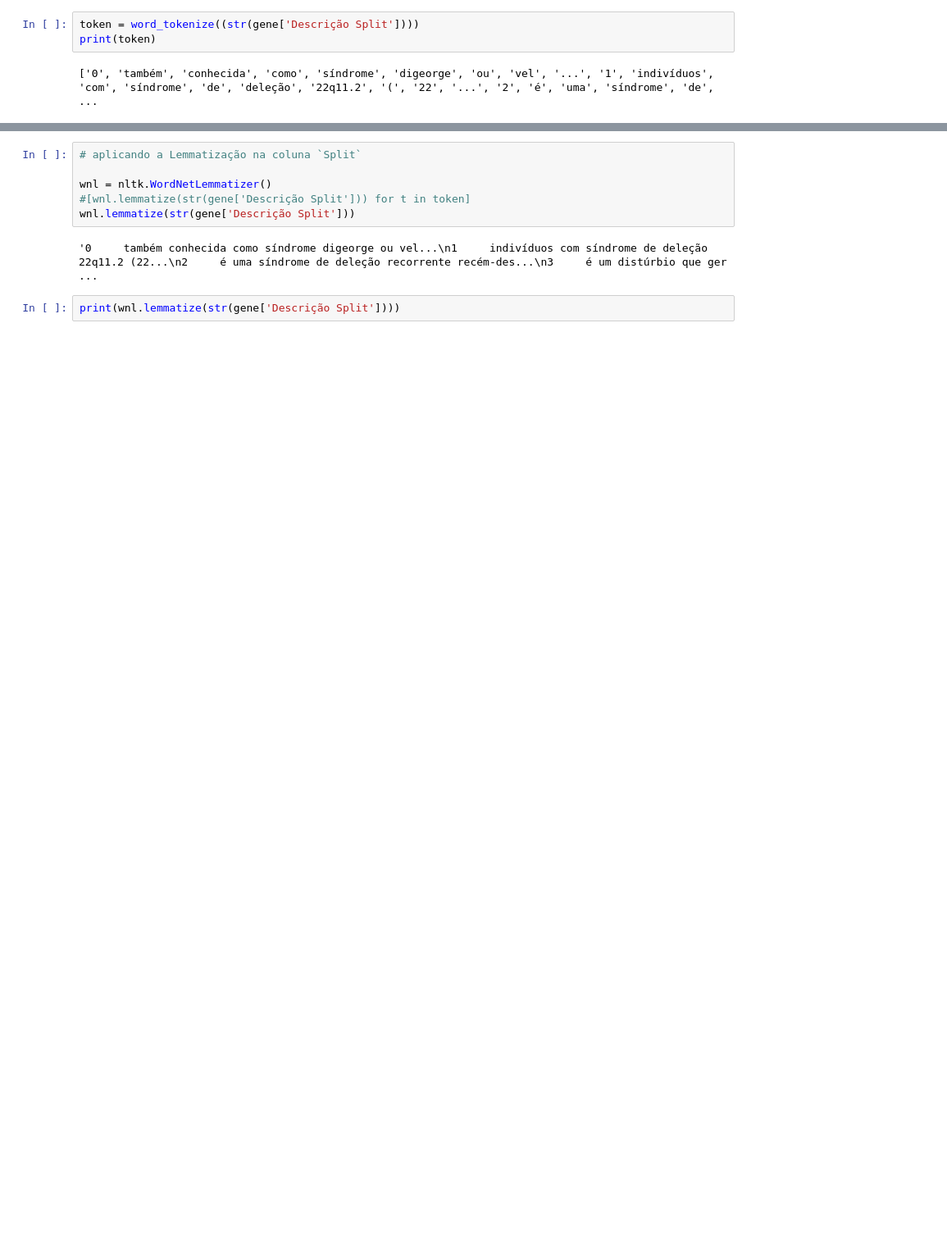
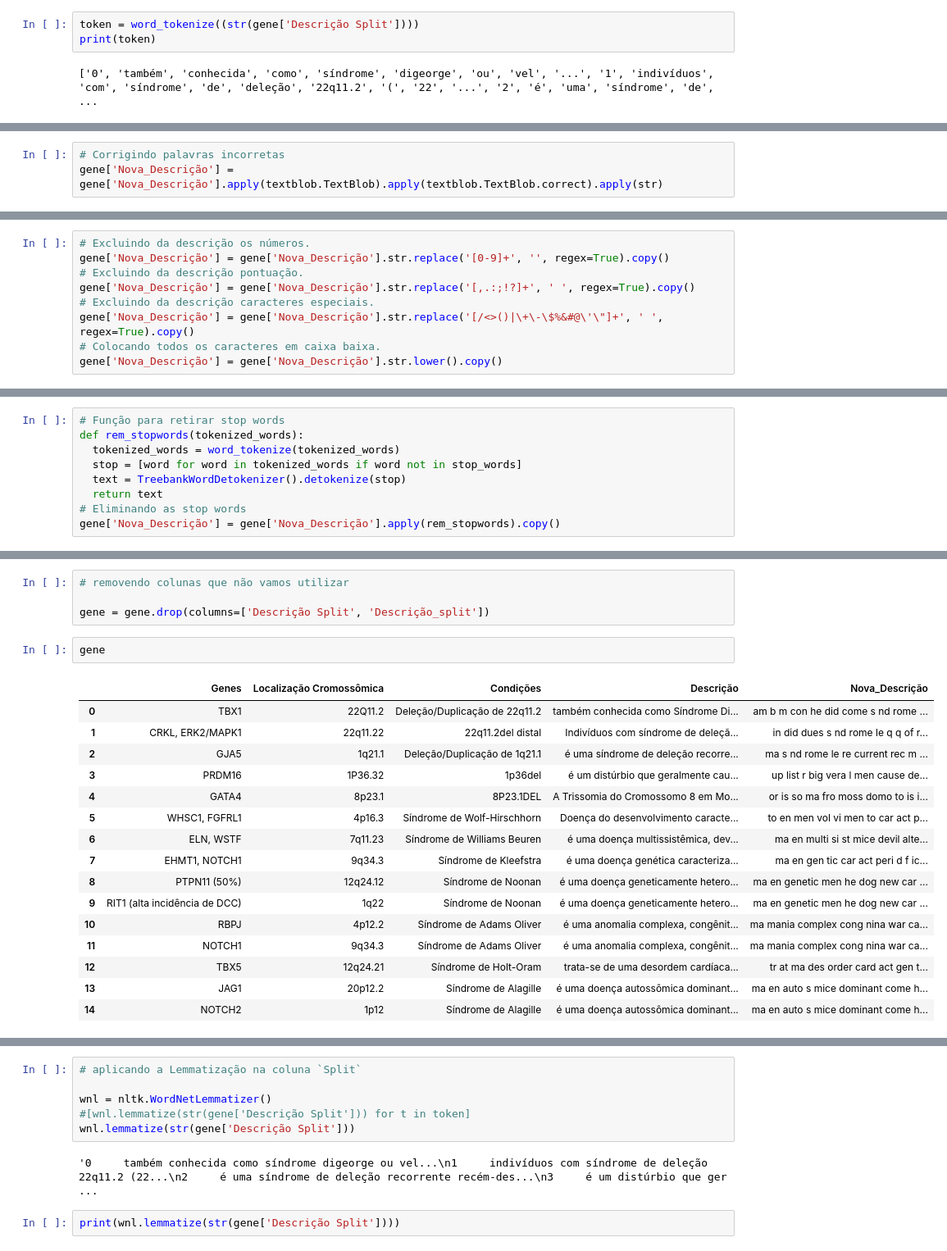
Before and after one commit to cantaruttim/IC_FATEC, a Jupyter notebook: Teste_ic.ipynb, the cells around one changed output, grey strips where cells are left out. Shown at 82% size. Cells and saved outputs as stored; diff of their text form; blank space fills up the shorter version.

```diff
--- a/Teste_ic.ipynb
+++ b/Teste_ic.ipynb
@@ -163,0 +189,3 @@ False
+# %%
+# Corrigindo palavras incorretas
+gene['Nova_Descrição'] = gene['Nova_Descrição'].apply(textblob.TextBlob).apply(textblob.TextBlob.correct).apply(str)
@@ -163,0 +194,9 @@ False
+# %%
+# Excluindo da descrição os números.
+gene['Nova_Descrição'] = gene['Nova_Descrição'].str.replace('[0-9]+', '', regex=True).copy()
+# Excluindo da descrição pontuação.
+gene['Nova_Descrição'] = gene['Nova_Descrição'].str.replace('[,.:;!?]+', ' ', regex=True).copy()
+# Excluindo da descrição caracteres especiais.
+gene['Nova_Descrição'] = gene['Nova_Descrição'].str.replace('[/<>()|\+\-\$%&#@\'\"]+', ' ', regex=True).copy()
+# Colocando todos os caracteres em caixa baixa.
+gene['Nova_Descrição'] = gene['Nova_Descrição'].str.lower().copy()
@@ -163,0 +222,9 @@ False
+# %%
+# Função para retirar stop words
+def rem_stopwords(tokenized_words):
+  tokenized_words = word_tokenize(tokenized_words)
+  stop = [word for word in tokenized_words if word not in stop_words]
+  text = TreebankWordDetokenizer().detokenize(stop)
+  return text
+# Eliminando as stop words
+gene['Nova_Descrição'] = gene['Nova_Descrição'].apply(rem_stopwords).copy()
@@ -163,0 +240,23 @@ False
+# %%
+# removendo colunas que não vamos utilizar
+
+gene = gene.drop(columns=['Descrição Split', 'Descrição_split'])
+# %%
+gene
+# %% [output]
+|  | Genes | Localização Cromossômica | Condições | Descrição | Nova_Descrição |
+| 0 | TBX1 | 22Q11.2 | Deleção/Duplicação de 22q11.2 | também conhecida como Síndrome Di... | am b m con he did come s nd rome ... |
+| 1 | CRKL, ERK2/MAPK1 | 22q11.22 | 22q11.2del distal | Indivíduos com síndrome de deleçã... | in did dues s nd rome le q q of r... |
+| 2 | GJA5 | 1q21.1 | Deleção/Duplicação de 1q21.1 | é uma síndrome de deleção recorre... | ma s nd rome le re current rec m ... |
+| 3 | PRDM16 | 1P36.32 | 1p36del | é um distúrbio que geralmente cau... | up list r big vera l men cause de... |
+| 4 | GATA4 | 8p23.1 | 8P23.1DEL | A Trissomia do Cromossomo 8 em Mo... | or is so ma fro moss domo to is i... |
+| 5 | WHSC1, FGFRL1 | 4p16.3 | Síndrome de Wolf-Hirschhorn | Doença do desenvolvimento caracte... | to en men vol vi men to car act p... |
+| 6 | ELN, WSTF | 7q11.23 | Síndrome de Williams Beuren | é uma doença multissistêmica, dev... | ma en multi si st mice devil alte... |
+| 7 | EHMT1, NOTCH1 | 9q34.3 | Síndrome de Kleefstra | é uma doença genética caracteriza... | ma en gen tic car act peri d f ic... |
+| 8 | PTPN11 (50%) | 12q24.12 | Síndrome de Noonan | é uma doença geneticamente hetero... | ma en genetic men he dog new car ... |
+| 9 | RIT1 (alta incidência de DCC) | 1q22 | Síndrome de Noonan | é uma doença geneticamente hetero... | ma en genetic men he dog new car ... |
+| 10 | RBPJ | 4p12.2 | Síndrome de Adams Oliver | é uma anomalia complexa, congênit... | ma mania complex cong nina war ca... |
+| 11 | NOTCH1 | 9q34.3 | Síndrome de Adams Oliver | é uma anomalia complexa, congênit... | ma mania complex cong nina war ca... |
+| 12 | TBX5 | 12q24.21 | Síndrome de Holt-Oram | trata-se de uma desordem cardíaca... | tr at ma des order card act gen t... |
+| 13 | JAG1 | 20p12.2 | Síndrome de Alagille | é uma doença autossômica dominant... | ma en auto s mice dominant come h... |
+| 14 | NOTCH2 | 1p12 | Síndrome de Alagille | é uma doença autossômica dominant... | ma en auto s mice dominant come h... |
```
Also changed, not shown: parts of 20 cells of this notebook.
